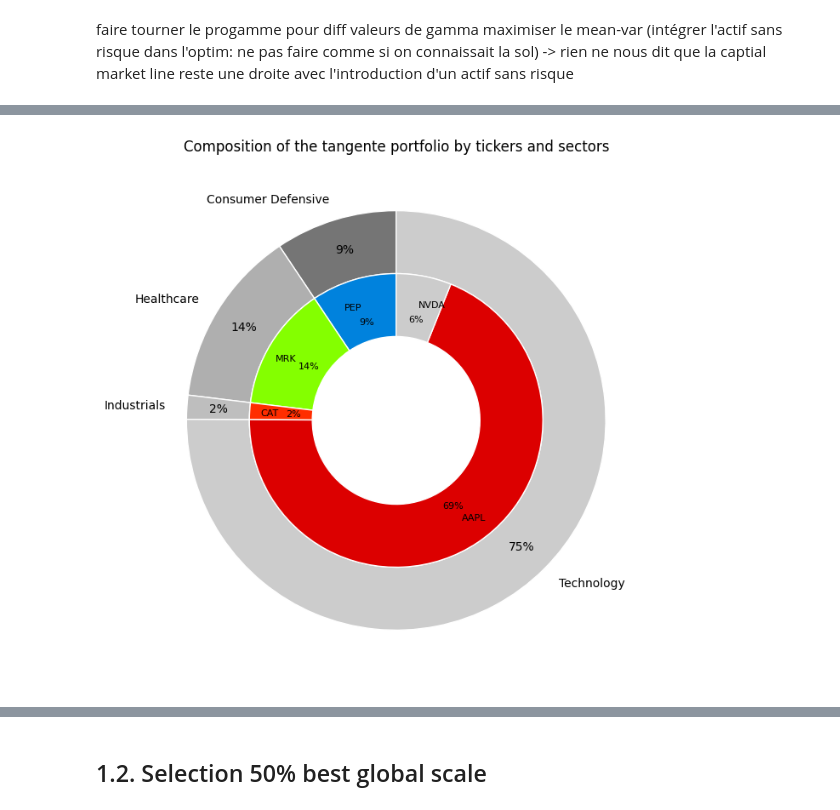
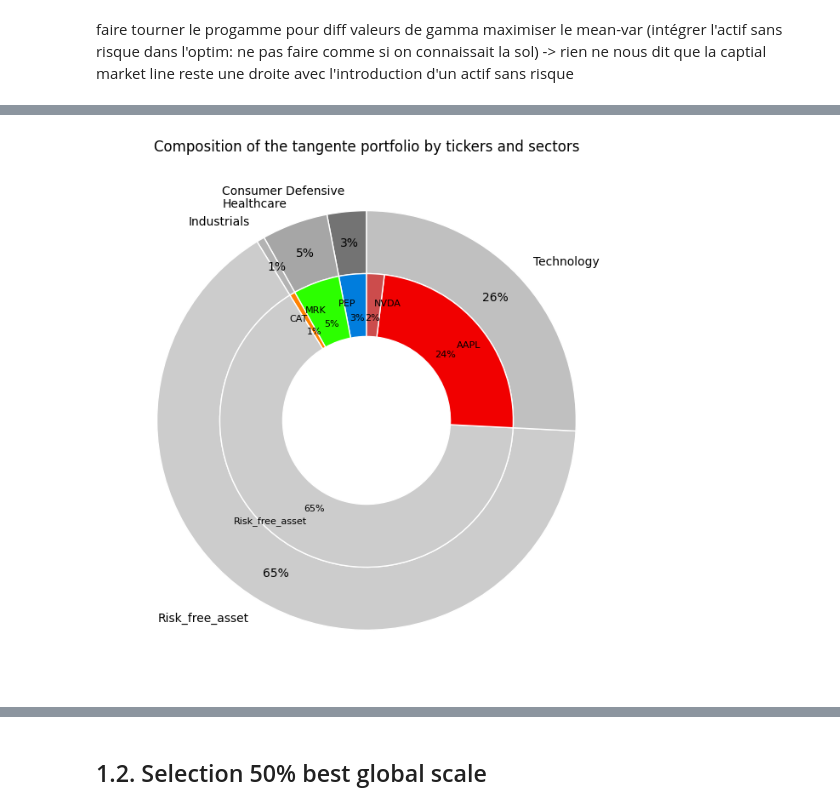
Before and after one commit to antoinedte/-Allocation_de_portefeuille_sous_contrainte_ESG, a Jupyter notebook: exploration/20240309_msci_rating copy.ipynb, the cells around one changed output, grey strips where cells are left out. Saved outputs shown, nothing was run; the diff lists cells and outputs as text; code cells hidden in the pictures.

```diff
--- a/exploration/20240309_msci_rating copy.ipynb
+++ b/exploration/20240309_msci_rating copy.ipynb
@@ -179,9 +188,10 @@ PORTFOLIO.plot_efficient_frontier_multiple_max_esg_scores(GAMMA_VALUES,
 # %%
 # tangente_portfolio_composition_no_esg_min.png
 PORTFOLIO.plot_tangente_portfolio_composition(GAMMA_VALUES,
                                   risk_free_rate=RISK_FREE_RATE,
+                                  score_esg_risk_free_rate=50,
                                   max_esg_score=0,
                                   fully_invested=True,
                                   long_only=True)
 # %% [output]
-[figure, old version]
+[figure, new version]
```
Also changed, not shown: parts of 23 cells of this notebook, 2 other files.
